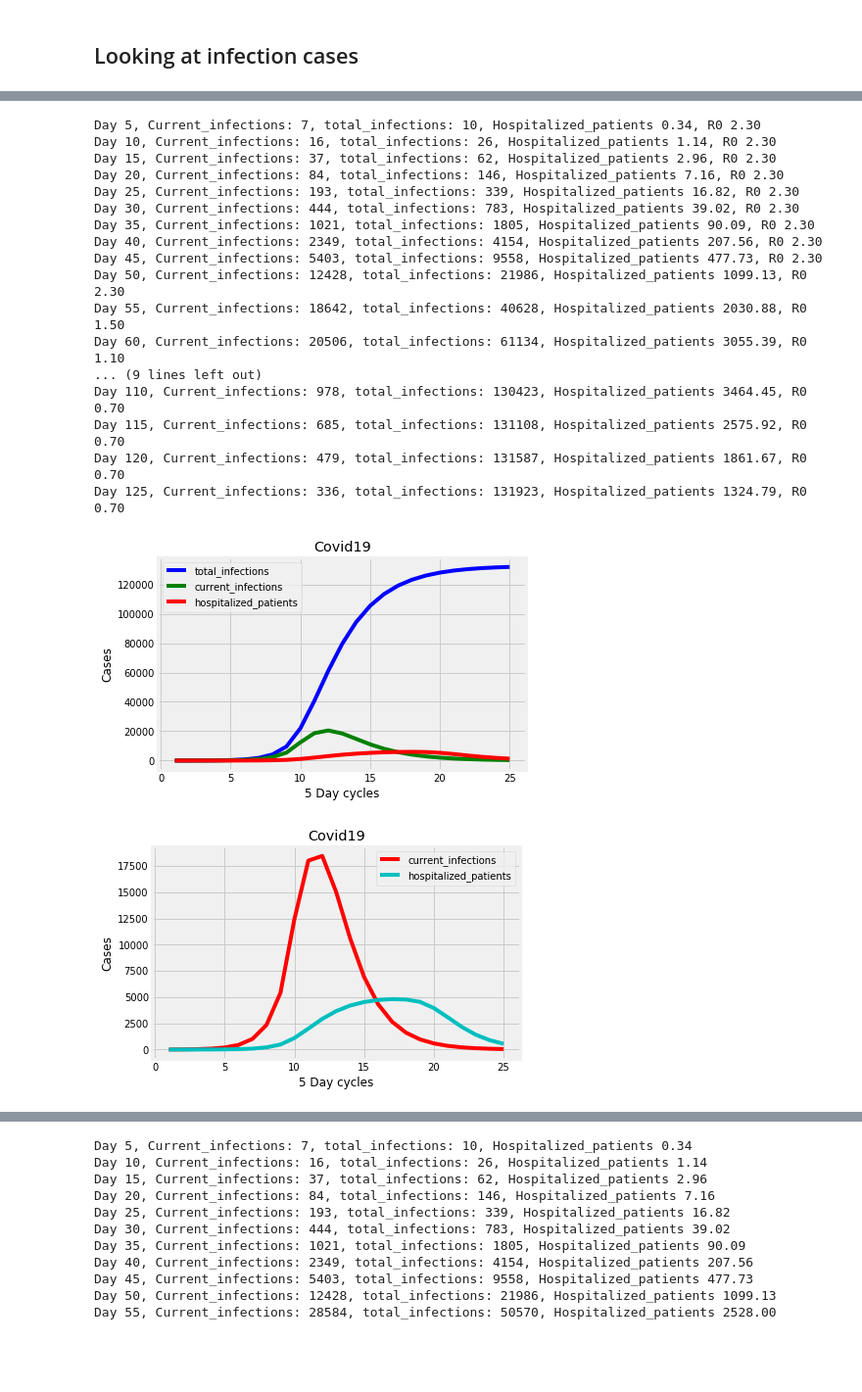
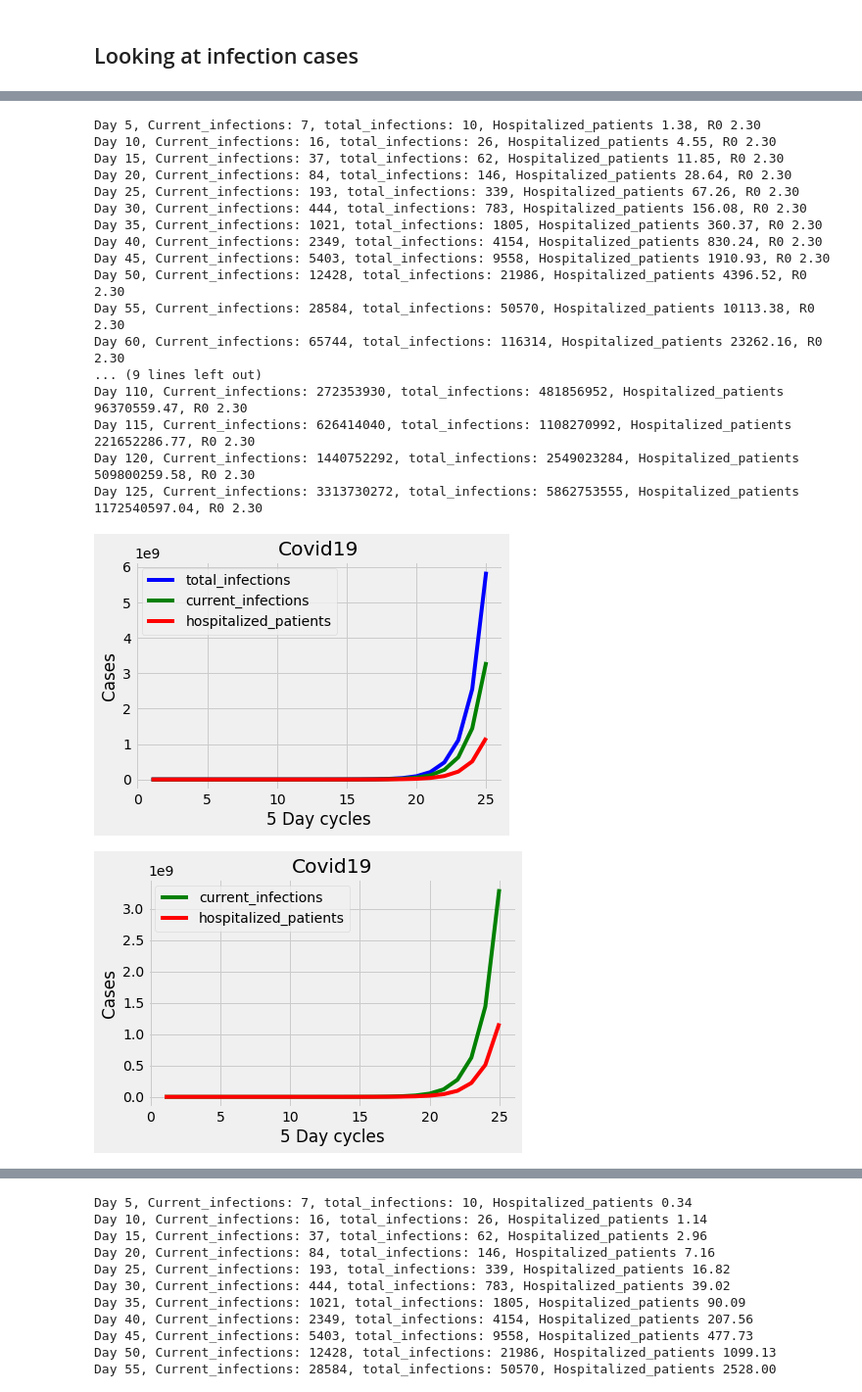
Before and after one commit to C5ipo7i/Jupyter_notebooks, a Jupyter notebook: Covid19.ipynb, the cells around one changed output, grey strips where cells are left out. Shown at 98% size. Saved outputs shown, nothing was run; the diff lists cells and outputs as text; code cells hidden in the pictures; blank space fills up the shorter version.

Commit message:
feat: tweaked china data. Added more projection functions. added two datasets for us

```diff
--- a/Covid19.ipynb
+++ b/Covid19.ipynb
@@ -164,11 +325,11 @@ plt.plot(xax,xaxis.view(-1).numpy())
 ## Looking at infection cases
 # %%
 def gen_infection_scurve(params):
-    population,R0,asymptomatic_period,hospitalization_rate,inflection_point,R0_reduction,base_R0 = params.values()
+    population,R0,asymptomatic_period,hospitalization_rate,inflection_point,R0_reduction,base_R0,hospital_days = params.values()
     day = 0
     total_infections = population
     current_infections = population
-    hospitalized_patients = deque(maxlen=10)
+    hospitalized_patients = deque(maxlen=hospital_days)
     while 1:
         if day < inflection_point*asymptomatic_period:
             current_infections = R0 * current_infections
@@ -177,7 +338,6 @@ def gen_infection_scurve(params):
             hospitalized_patients.append(current_infections * hospitalization_rate)
     #         print(f'hospitalized_patients {sum(hospitalized_patients)}')
         else:
-            R0 -= (R0 - base_R0) / 2
             R0 = max(R0,base_R0)
             current_infections = R0 * current_infections
             total_infections += current_infections
@@ -189,16 +386,25 @@ def gen_infection_scurve(params):
 population = 3
 R0 = 2.3
 asymptomatic_period = 5
-hospitalization_rate = 0.05
+hospitalization_rate = 0.2
 inflection_point = 10 # of cycles since to Jan 24 to March 16
-R0_reduction = 0.4
-base_R0 = 0.7
+R0_reduction = 0.5
+base_R0 = 0.70
+hospital_days = 14
+
 params = {'population':population,
          'R0':R0,
          'asymptomatic_period':asymptomatic_period,
          'hospitalization_rate':hospitalization_rate,
          'inflection_point':inflection_point,
          'R0_reduction':R0_reduction,
-         'base_R0':base_R0
+         'base_R0':base_R0,
+          'hospital_days': hospital_days
          }
 curveGenerator = gen_infection_scurve(params)
+# %%
+coefs = np.array([ 4.17199322e+03, -2.35527300e+02 , 3.27257708e+00])
+polyGenerator = gen_infection_poly(params,coefs)
+polycurve_data = []
+for _ in range(25):
+    polycurve_data.append(next(polyGenerator))
@@ -207,23 +431,23 @@ scurve_data = []
 for _ in range(25):
     scurve_data.append(next(curveGenerator))
 # %% [output]
-Day 5, Current_infections: 7, total_infections: 10, Hospitalized_patients 0.34, R0 2.30
-Day 10, Current_infections: 16, total_infections: 26, Hospitalized_patients 1.14, R0 2.30
-Day 15, Current_infections: 37, total_infections: 62, Hospitalized_patients 2.96, R0 2.30
-Day 20, Current_infections: 84, total_infections: 146, Hospitalized_patients 7.16, R0 2.30
-Day 25, Current_infections: 193, total_infections: 339, Hospitalized_patients 16.82, R0 2.30
-Day 30, Current_infections: 444, total_infections: 783, Hospitalized_patients 39.02, R0 2.30
-Day 35, Current_infections: 1021, total_infections: 1805, Hospitalized_patients 90.09, R0 2.30
-Day 40, Current_infections: 2349, total_infections: 4154, Hospitalized_patients 207.56, R0 2.30
-Day 45, Current_infections: 5403, total_infections: 9558, Hospitalized_patients 477.73, R0 2.30
-Day 50, Current_infections: 12428, total_infections: 21986, Hospitalized_patients 1099.13, R0 2.30
-Day 55, Current_infections: 18642, total_infections: 40628, Hospitalized_patients 2030.88, R0 1.50
-Day 60, Current_infections: 20506, total_infections: 61134, Hospitalized_patients 3055.39, R0 1.10
+Day 5, Current_infections: 7, total_infections: 10, Hospitalized_patients 1.38, R0 2.30
+Day 10, Current_infections: 16, total_infections: 26, Hospitalized_patients 4.55, R0 2.30
+Day 15, Current_infections: 37, total_infections: 62, Hospitalized_patients 11.85, R0 2.30
+Day 20, Current_infections: 84, total_infections: 146, Hospitalized_patients 28.64, R0 2.30
+Day 25, Current_infections: 193, total_infections: 339, Hospitalized_patients 67.26, R0 2.30
+Day 30, Current_infections: 444, total_infections: 783, Hospitalized_patients 156.08, R0 2.30
+Day 35, Current_infections: 1021, total_infections: 1805, Hospitalized_patients 360.37, R0 2.30
+Day 40, Current_infections: 2349, total_infections: 4154, Hospitalized_patients 830.24, R0 2.30
+Day 45, Current_infections: 5403, total_infections: 9558, Hospitalized_patients 1910.93, R0 2.30
+Day 50, Current_infections: 12428, total_infections: 21986, Hospitalized_patients 4396.52, R0 2.30
+Day 55, Current_infections: 28584, total_infections: 50570, Hospitalized_patients 10113.38, R0 2.30
+Day 60, Current_infections: 65744, total_infections: 116314, Hospitalized_patients 23262.16, R0 2.30
 ... (9 lines left out)
-Day 110, Current_infections: 978, total_infections: 130423, Hospitalized_patients 3464.45, R0 0.70
-Day 115, Current_infections: 685, total_infections: 131108, Hospitalized_patients 2575.92, R0 0.70
-Day 120, Current_infections: 479, total_infections: 131587, Hospitalized_patients 1861.67, R0 0.70
-Day 125, Current_infections: 336, total_infections: 131923, Hospitalized_patients 1324.79, R0 0.70
+Day 110, Current_infections: 272353930, total_infections: 481856952, Hospitalized_patients 96370559.47, R0 2.30
+Day 115, Current_infections: 626414040, total_infections: 1108270992, Hospitalized_patients 221652286.77, R0 2.30
+Day 120, Current_infections: 1440752292, total_infections: 2549023284, Hospitalized_patients 509800259.58, R0 2.30
+Day 125, Current_infections: 3313730272, total_infections: 5862753555, Hospitalized_patients 1172540597.04, R0 2.30
 # %%
 days,current_infections,total_infections,hospitalized_patients,R0s = [],[],[],[],[]
 for point in scurve_data:
@@ -246,16 +470,16 @@ for i,x in enumerate(values[:-2]):
     plt.legend()
 plt.show()
 # %% [output]
-[figure, old version]
+[figure, new version]
 # %%
-for i,x in enumerate(values[2:-1],2):
+for i,x in enumerate(values[1:-2],1):
     epochs = range(1,len(x)+1)
     plt.plot(epochs,x,colors[i],label=f"{labels[i]}")
     plt.title('Covid19')
     plt.xlabel('5 Day cycles')
     plt.ylabel('Cases')
     plt.legend()
 plt.show()
 # %% [output]
-[figure, old version]
+[figure, new version]
 # %%
```
Also changed, not shown: parts of 123 cells of this notebook.
